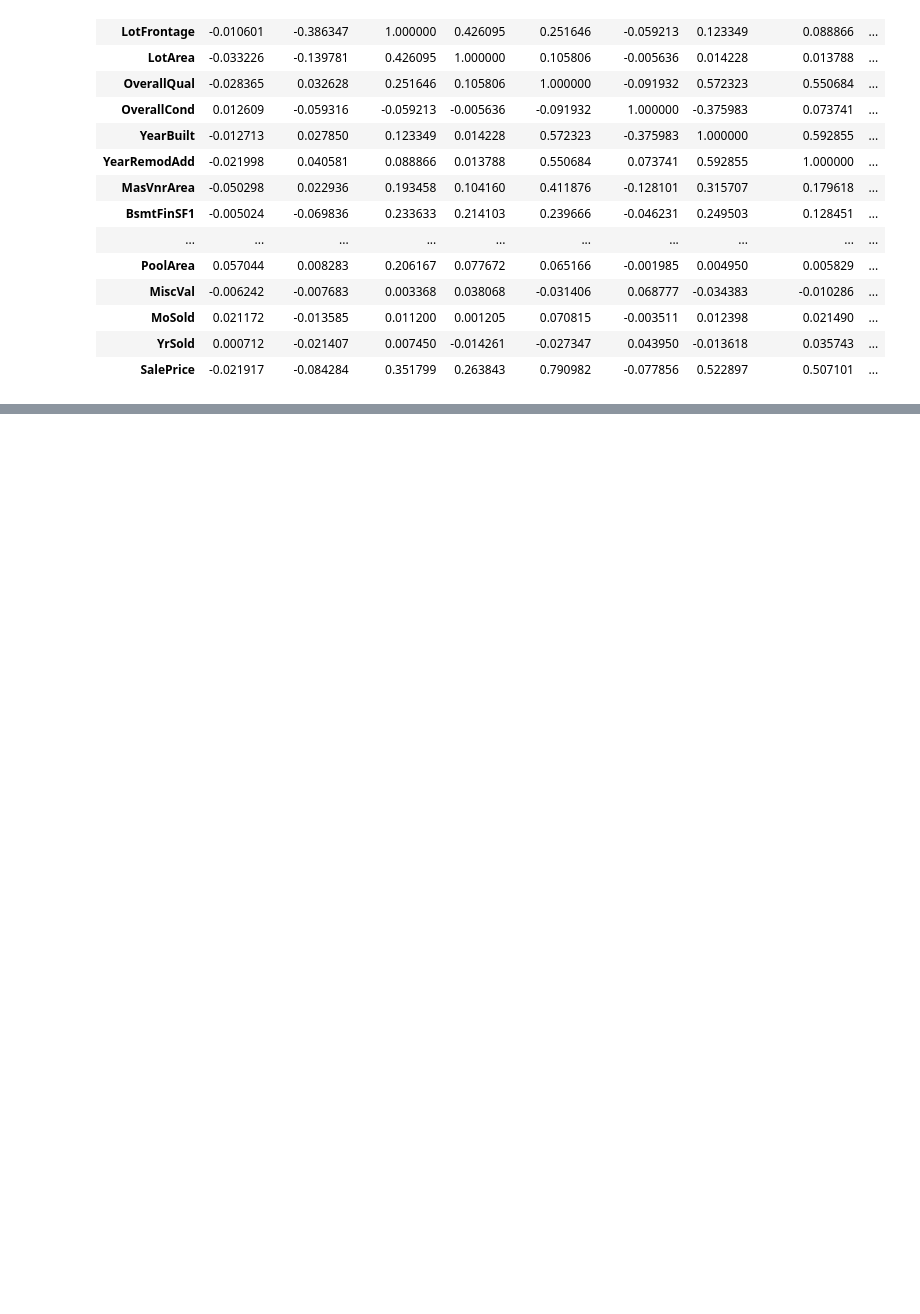
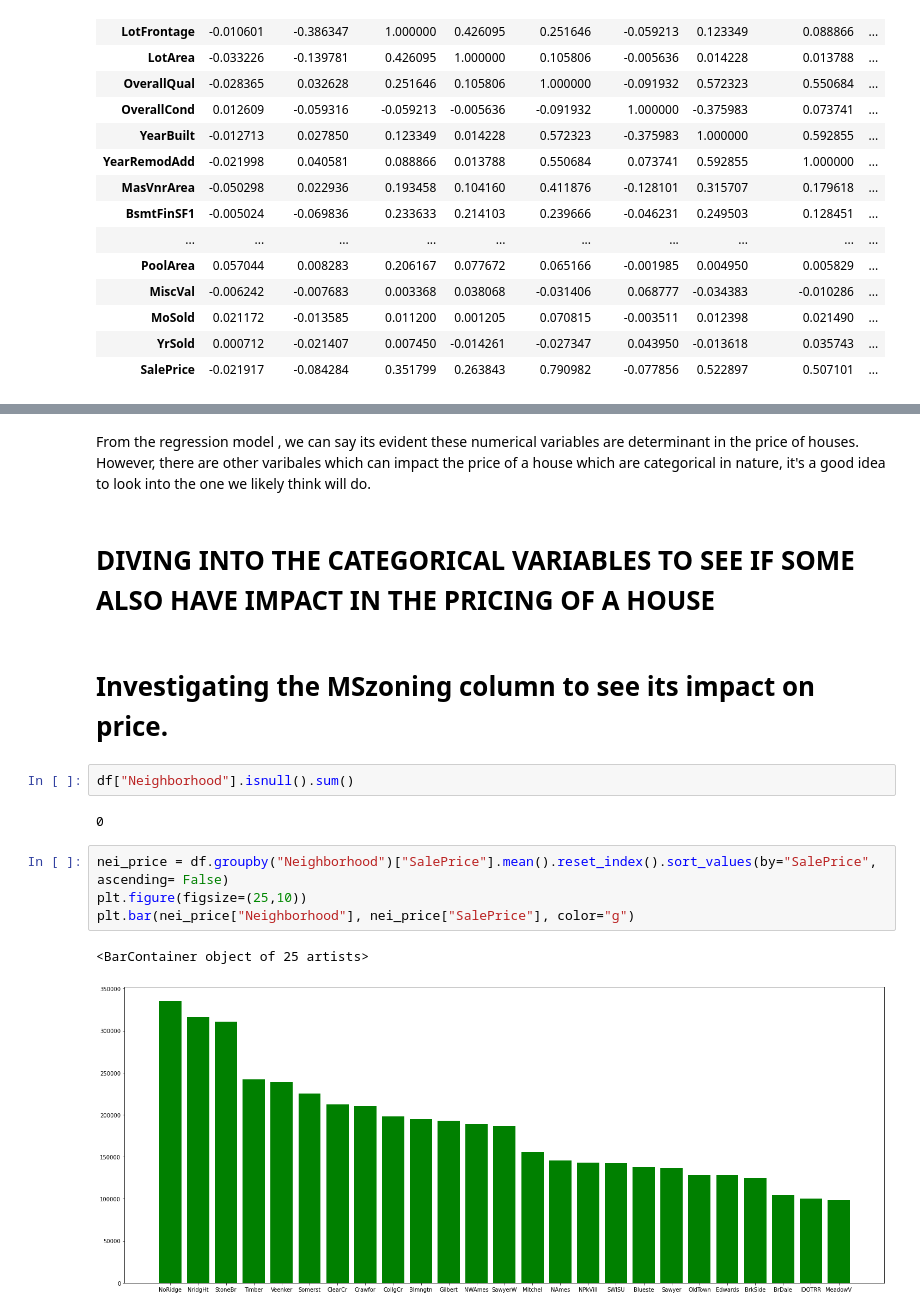
Before and after one commit to cappymayor/Housing_prices_regression, a Jupyter notebook: statistical-analysis.ipynb, the cells around one changed output, grey strips where cells are left out. Drawn from its saved outputs; the diff is of its cells as text; blank space fills up the shorter version.

```diff
--- a/statistical-analysis.ipynb
+++ b/statistical-analysis.ipynb
@@ -223,0 +277,18 @@ reg.score(x, y)
+# %% [markdown]
+From the regression model , we can say its evident these numerical variables are determinant in the price of houses.
+However, there are other varibales which can impact the price of a house which are categorical in nature, it's a good idea to look into the one we likely think will do.
+# %% [markdown]
+# DIVING INTO THE CATEGORICAL VARIABLES TO SEE IF SOME  ALSO HAVE IMPACT IN THE PRICING OF A HOUSE
+# %% [markdown]
+# Investigating the MSzoning column to see its impact on price.
+# %%
+df["Neighborhood"].isnull().sum()
+# %% [output]
+0
+# %%
+nei_price = df.groupby("Neighborhood")["SalePrice"].mean().reset_index().sort_values(by="SalePrice", ascending= False)
+plt.figure(figsize=(25,10))
+plt.bar(nei_price["Neighborhood"], nei_price["SalePrice"], color="g")
+# %% [output]
+<BarContainer object of 25 artists>
+[figure, added]
```
Also changed, not shown: parts of 66 cells of this notebook.
